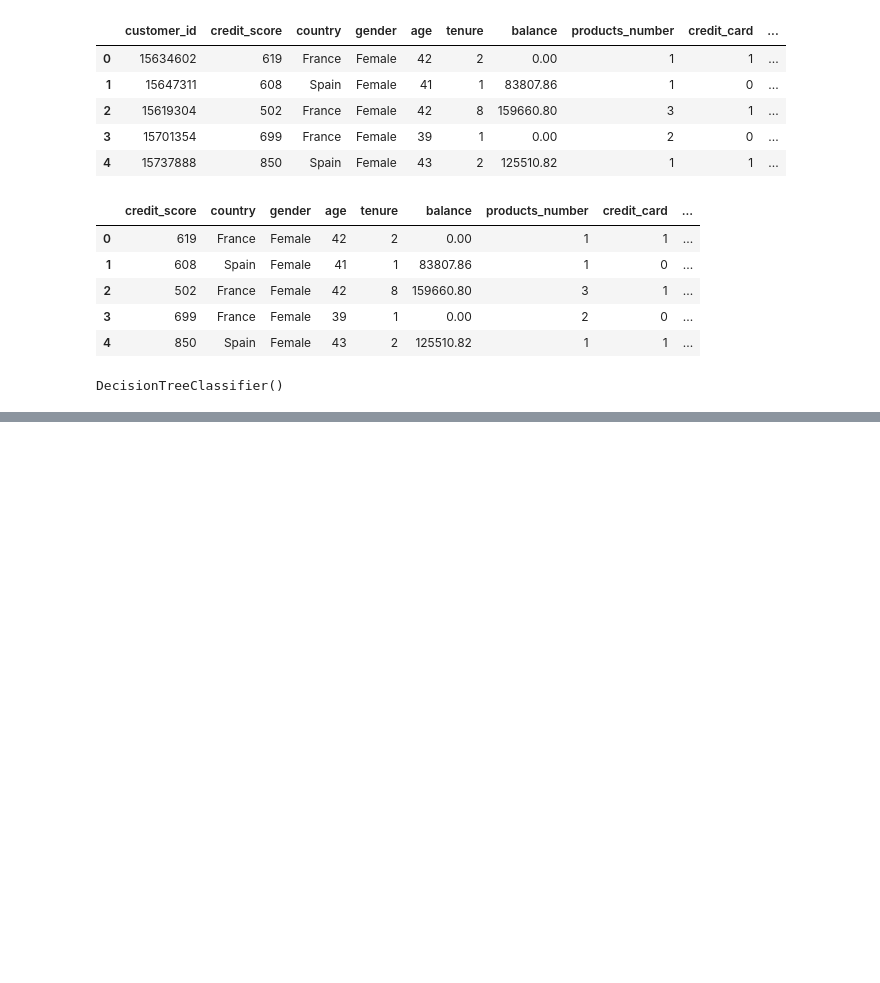
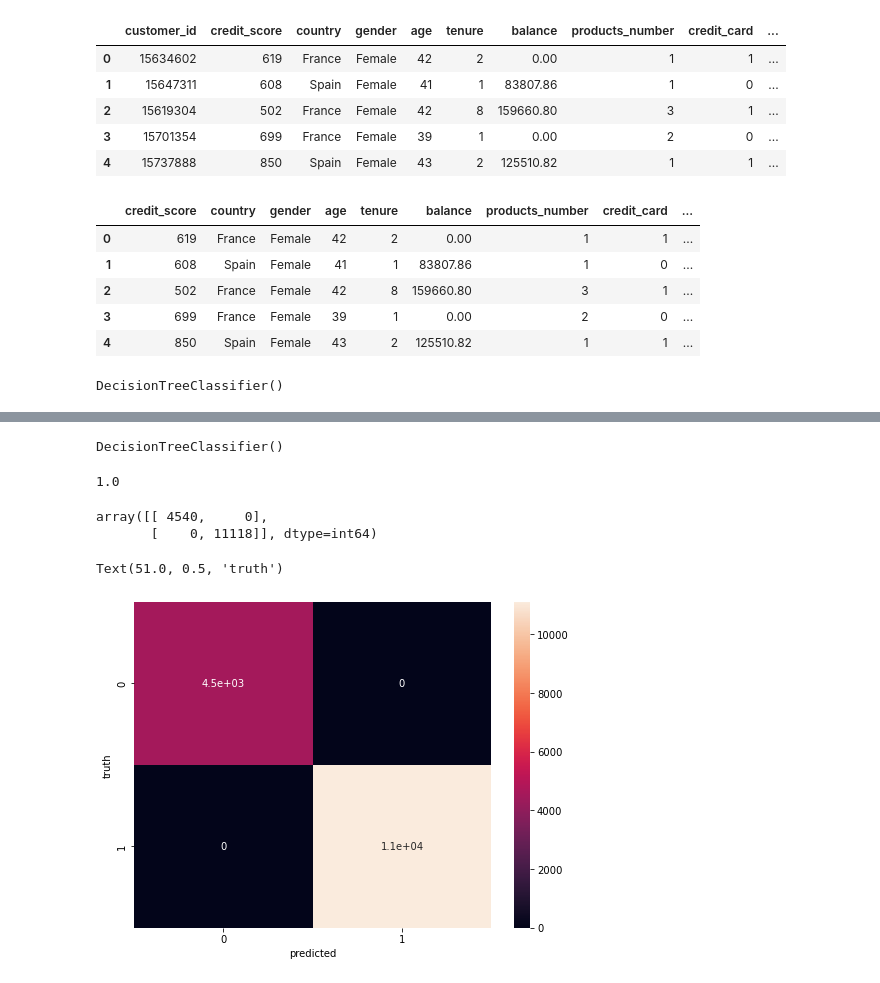
Before and after one commit to hudacse6/machine-learning, a Jupyter notebook: decision-tree/decision_tree.ipynb, the cells around one changed output, grey strips where cells are left out. Saved outputs shown, nothing was run; the diff lists cells and outputs as text; code cells hidden in the pictures; blank space fills up the shorter version.

Commit message:
decision tree notebook extended

```diff
--- a/decision-tree/decision_tree.ipynb
+++ b/decision-tree/decision_tree.ipynb
@@ -138,0 +214,26 @@ Text(51.0, 0.5, 'truth')
+# %%
+xtrain, xtest, ytrain, ytest = train_test_split(x_scaled, y, test_size=0.25, random_state=1)
+# %%
+dtc.fit(xtrain, ytrain)
+# %% [output]
+DecisionTreeClassifier()
+# %%
+dtc.score(xtest, ytest)
+# %% [output]
+1.0
+# %%
+y_predicted = dtc.predict(xtest)
+# %%
+cm = confusion_matrix(y_true=ytest, y_pred=y_predicted)
+cm
+# %% [output]
+array([[ 4540,     0],
+       [    0, 11118]], dtype=int64)
+# %%
+plt.figure(figsize=(8, 6))
+sb.heatmap(cm, annot=True)
+plt.xlabel("predicted")
+plt.ylabel("truth")
+# %% [output]
+Text(51.0, 0.5, 'truth')
+[figure, added]
```
Also changed, not shown: parts of 28 cells of this notebook, 2 other files.
